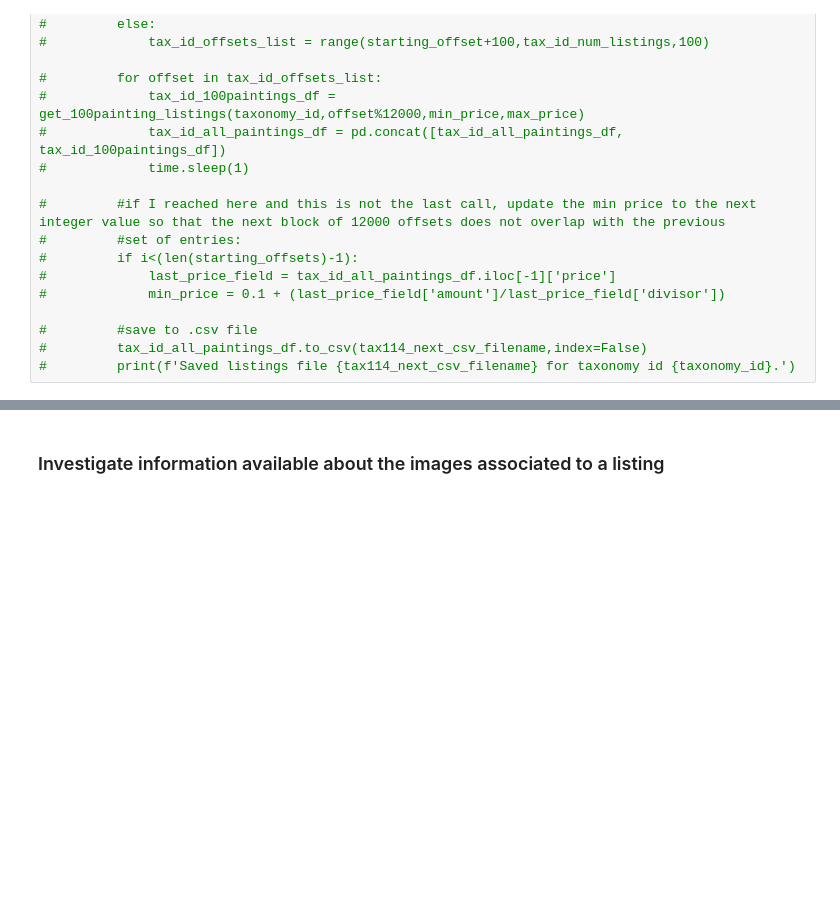
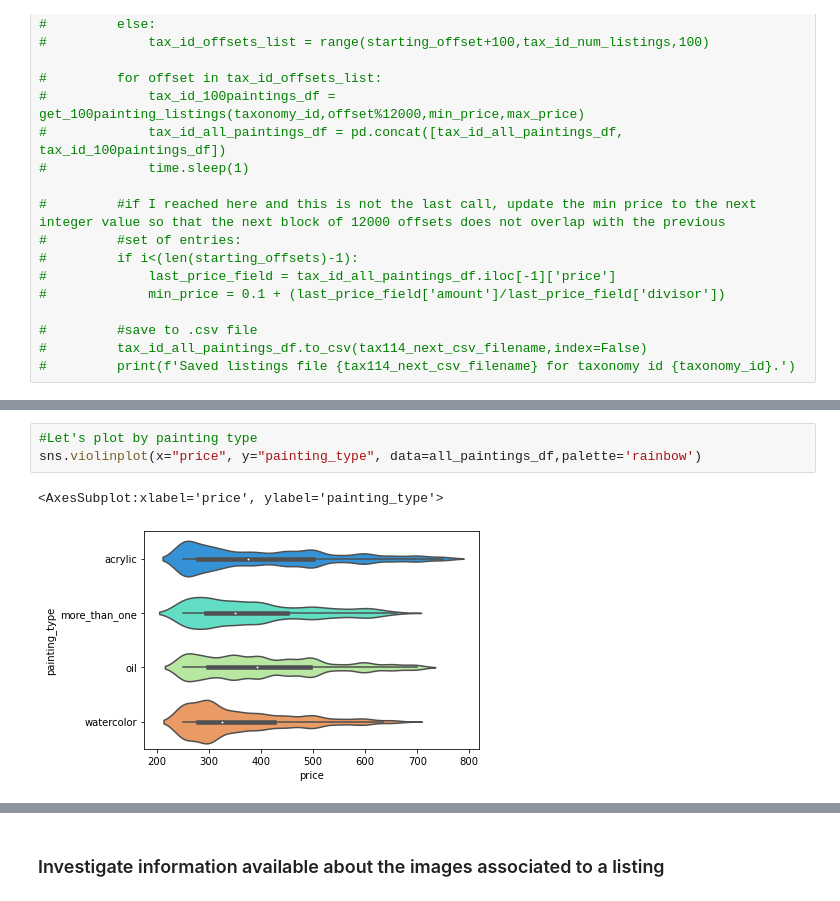
Before and after one commit to mischiatim/paintora, a Jupyter notebook: paintora_app_local_data_downloading.ipynb, the cells around one changed output, grey strips where cells are left out. Drawn from its saved outputs; the diff is of its cells as text; blank space fills up the shorter version.

```diff
--- a/paintora_app_local_data_downloading.ipynb
+++ b/paintora_app_local_data_downloading.ipynb
@@ -654,0 +1509,6 @@ Name: price, Length: 8100, dtype: object
+# %%
+#Let's plot by painting type
+sns.violinplot(x="price", y="painting_type", data=all_paintings_df,palette='rainbow')
+# %% [output]
+<AxesSubplot:xlabel='price', ylabel='painting_type'>
+[figure, added]
```
Also changed, not shown: parts of 120 cells of this notebook.
